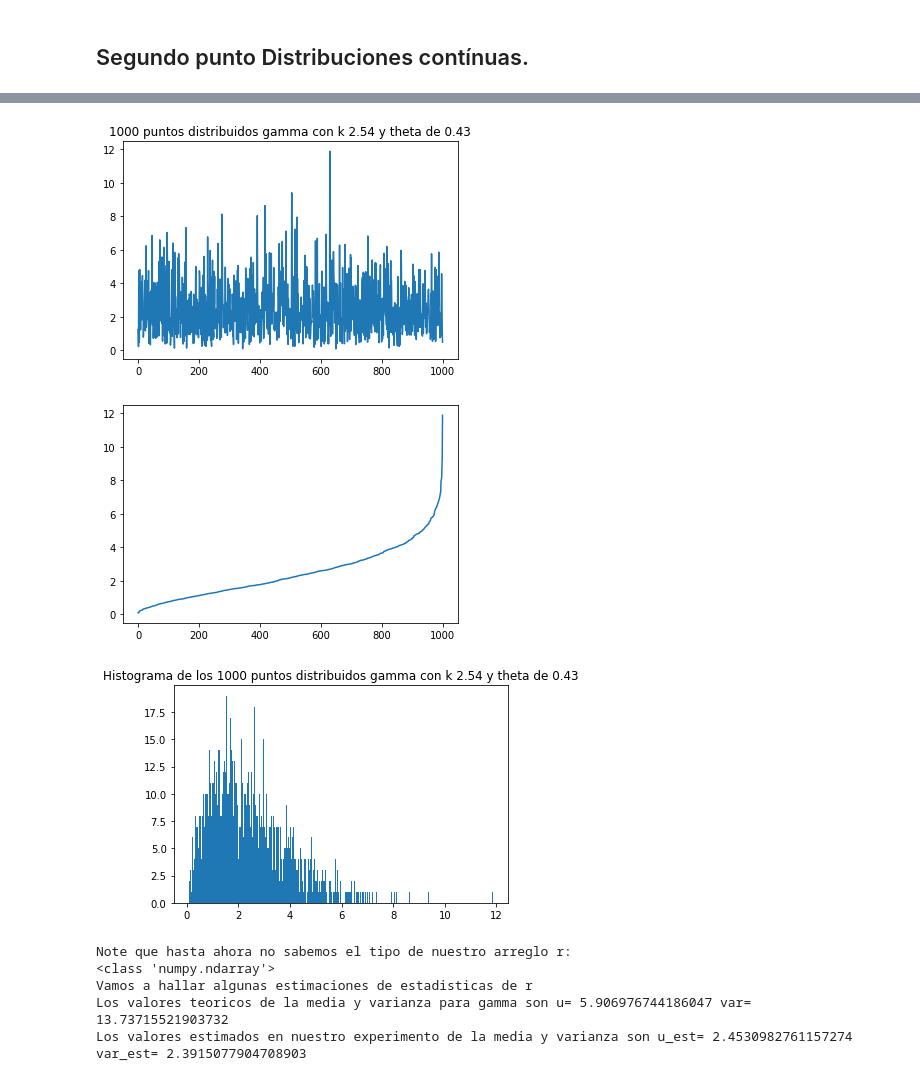
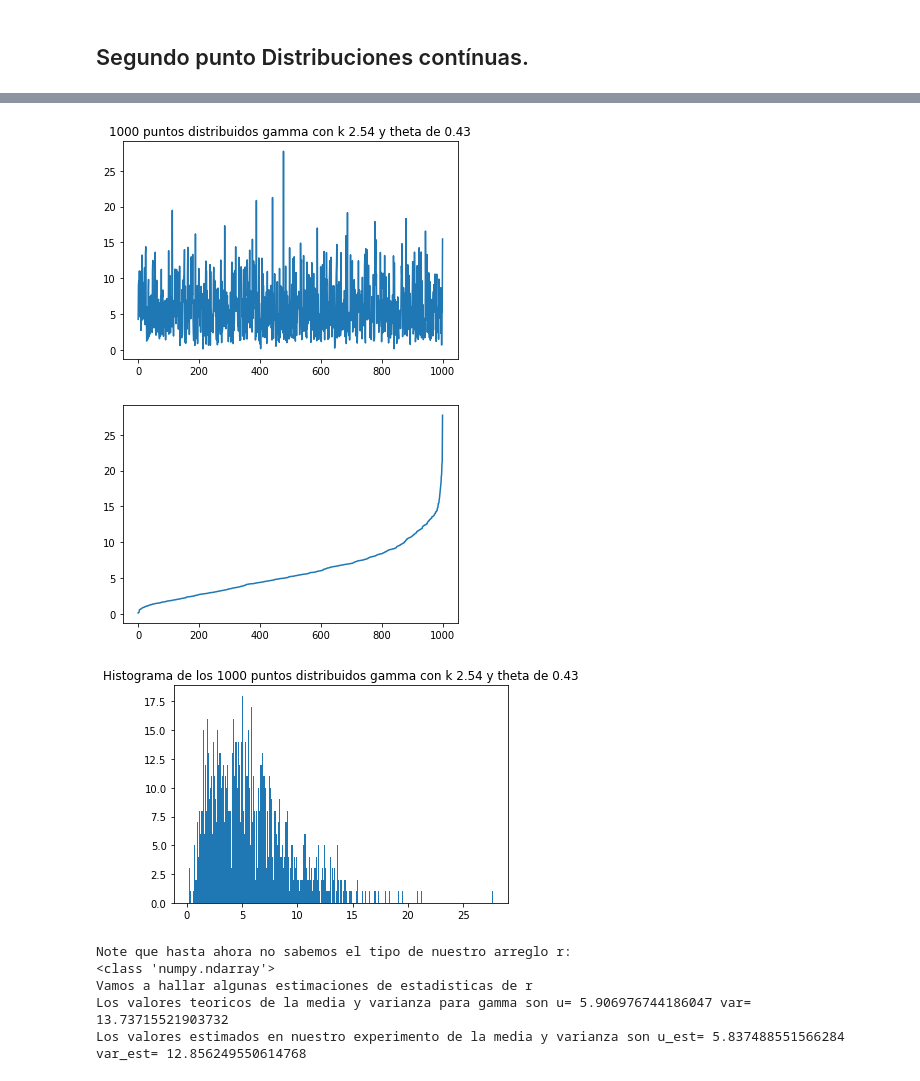
Before and after one commit to CristhiamGonzalez/IA, a Jupyter notebook: TallerS2.ipynb, the cells around one changed output, grey strips where cells are left out. Drawn from its saved outputs; the diff is of its cells as text; code cells hidden in the pictures.

```diff
--- a/TallerS2.ipynb
+++ b/TallerS2.ipynb
@@ -365,36 +365,36 @@ Los valores estimados en nuestro experimento de la media y varianza son u_est= 3
 # %%
 #Gamma con parametros k y theta t
 k,t=2.54,0.43
 ini = 0
 fin = 1/t
 from scipy.stats import gamma
-mean, var, skew, kurt = gamma.stats(k, loc = ini, scale =fin, moments='mvsk')
-r = scipy.stats.gamma.rvs (k, size=N)
+mean, var, skew, kurt = gamma.stats(k, scale =fin, moments='mvsk')
+r = scipy.stats.gamma.rvs (k, scale=fin, size=N)
 #ver https://docs.scipy.org/doc/scipy-0.14.0/reference/stats.html
 plt.plot(r)
 plt.title(str(N)+" puntos distribuidos gamma con k "+str(k)+ " y theta de "+str(t))
 plt.show()
 r.sort()
 plt.plot(r)
 #plt.title(str(N)+" puntos distribuidos gamma)
 plt.show()
 plt.hist(r, bins = m)
 plt.title("Histograma de los "+str(N)+" puntos distribuidos gamma con k "+str(k)+ " y theta de "+str(t))
 plt.show()
 print("Note que hasta ahora no sabemos el tipo de nuestro arreglo r:")
 print(type(r))
 print("Vamos a hallar algunas estimaciones de estadisticas de r")
 # ver https://numpy.org/doc/stable/reference/routines.statistics.html
 avg=r.mean()
 varest=r.var()
 print("Los valores teoricos de la media y varianza para gamma son u=" ,mean,"var=",var)
 print("Los valores estimados en nuestro experimento de la media y varianza son u_est=" ,avg,"var_est=",varest)
 # %% [output]
-[figure, old version]
+[figure, new version]
-[figure, old version]
+[figure, new version]
-[figure, old version]
+[figure, new version]
 Note que hasta ahora no sabemos el tipo de nuestro arreglo r:
 <class 'numpy.ndarray'>
 Vamos a hallar algunas estimaciones de estadisticas de r
 Los valores teoricos de la media y varianza para gamma son u= 5.906976744186047 var= 13.73715521903732
-Los valores estimados en nuestro experimento de la media y varianza son u_est= 2.4530982761157274 var_est= 2.3915077904708903
+Los valores estimados en nuestro experimento de la media y varianza son u_est= 5.837488551566284 var_est= 12.856249550614768
```
Also changed, not shown: parts of 12 cells of this notebook.
